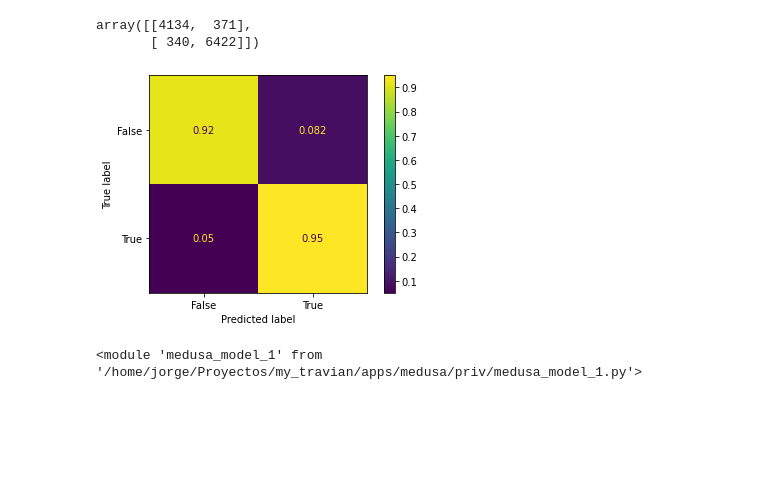
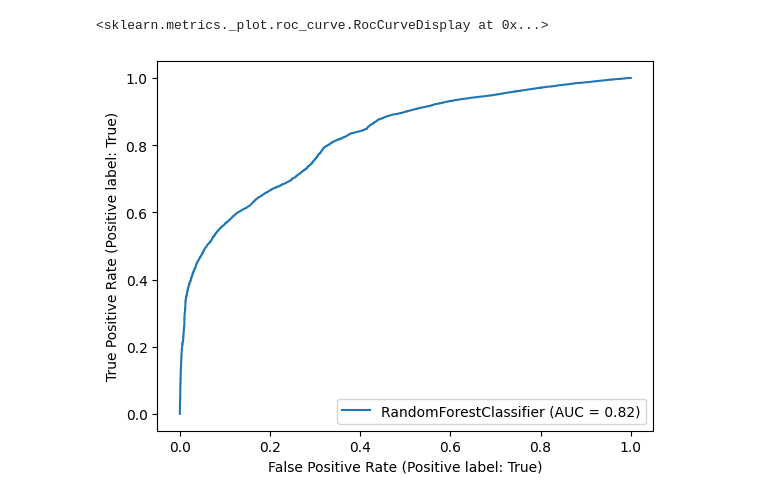
Before and after one commit to TheRedNatar/MedusaPY, a Jupyter notebook: notebooks/model_ndays_1.ipynb, the cells around one changed output. Saved outputs shown, nothing was run; the diff lists cells and outputs as text; code cells hidden in the pictures; blank space fills up the shorter version.

```diff
--- a/notebooks/model_ndays_1.ipynb
+++ b/notebooks/model_ndays_1.ipynb
@@ -162,13 +204,8 @@ pd.DataFrame(clf.feature_importances_, index=df.columns.to_list()[:-2], columns=
+# %%
+from sklearn.metrics import RocCurveDisplay
+RocCurveDisplay.from_estimator(clf, X_test, y_test)
+# %% [output]
+<sklearn.metrics._plot.roc_curve.RocCurveDisplay at 0x...>
+[figure, added]
 # %%
-confusion_matrix(y_test, clf.predict(X_test))
+prediction = clf.predict(X_test)
-# %% [output]
-array([[4134,  371],
-       [ 340, 6422]])
-# %%
-predictions = clf.predict(X_test)
-cm = confusion_matrix(y_test, predictions, labels=clf.classes_, normalize="true")
-disp = ConfusionMatrixDisplay(confusion_matrix=cm,
-                              display_labels=clf.classes_)
-_ = disp.plot()
-# %% [output]
-[figure, removed]
@@ -179,4 +211,0 @@ from importlib import reload
-# %%
-reload(mm)
-# %% [output]
-<module 'medusa_model_1' from '/home/jorge/Proyectos/my_travian/apps/medusa/priv/medusa_model_1.py'>
```
Also changed, not shown: parts of 66 cells of this notebook, 9 other files.
